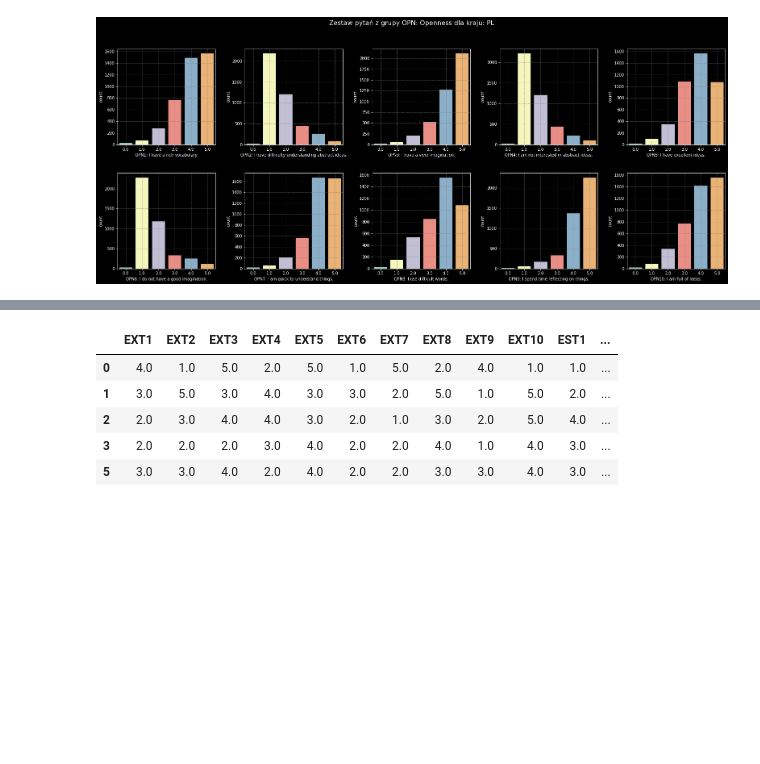
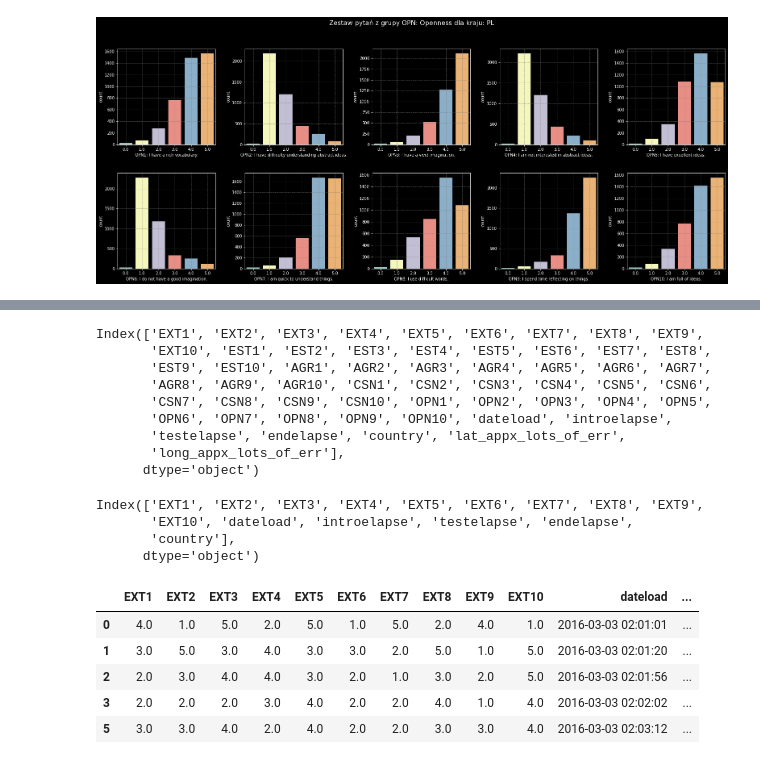
Before and after one commit to ArminD93/BigFivePersonalityTest, a Jupyter notebook: BigFivePersonality.ipynb, the cells around one changed output, grey strips where cells are left out. Saved outputs shown, nothing was run; the diff lists cells and outputs as text; code cells hidden in the pictures; blank space fills up the shorter version.

```diff
--- a/BigFivePersonality.ipynb
+++ b/BigFivePersonality.ipynb
@@ -645,9 +678,30 @@ Categories (221, object): [GB, MY, SE, US, ..., ML, GN, AS, SH]
 # %%
-BigFive.head()
+BigFive.columns
 # %% [output]
-|  | EXT1 | EXT2 | EXT3 | EXT4 | EXT5 | EXT6 | EXT7 | EXT8 | EXT9 | EXT10 | EST1 | ... |
-| 0 | 4.0 | 1.0 | 5.0 | 2.0 | 5.0 | 1.0 | 5.0 | 2.0 | 4.0 | 1.0 | 1.0 | ... |
-| 1 | 3.0 | 5.0 | 3.0 | 4.0 | 3.0 | 3.0 | 2.0 | 5.0 | 1.0 | 5.0 | 2.0 | ... |
-| 2 | 2.0 | 3.0 | 4.0 | 4.0 | 3.0 | 2.0 | 1.0 | 3.0 | 2.0 | 5.0 | 4.0 | ... |
-| 3 | 2.0 | 2.0 | 2.0 | 3.0 | 4.0 | 2.0 | 2.0 | 4.0 | 1.0 | 4.0 | 3.0 | ... |
-| 5 | 3.0 | 3.0 | 4.0 | 2.0 | 4.0 | 2.0 | 2.0 | 3.0 | 3.0 | 4.0 | 3.0 | ... |
+Index(['EXT1', 'EXT2', 'EXT3', 'EXT4', 'EXT5', 'EXT6', 'EXT7', 'EXT8', 'EXT9',
+       'EXT10', 'EST1', 'EST2', 'EST3', 'EST4', 'EST5', 'EST6', 'EST7', 'EST8',
+       'EST9', 'EST10', 'AGR1', 'AGR2', 'AGR3', 'AGR4', 'AGR5', 'AGR6', 'AGR7',
+       'AGR8', 'AGR9', 'AGR10', 'CSN1', 'CSN2', 'CSN3', 'CSN4', 'CSN5', 'CSN6',
+       'CSN7', 'CSN8', 'CSN9', 'CSN10', 'OPN1', 'OPN2', 'OPN3', 'OPN4', 'OPN5',
+       'OPN6', 'OPN7', 'OPN8', 'OPN9', 'OPN10', 'dateload', 'introelapse',
+       'testelapse', 'endelapse', 'country', 'lat_appx_lots_of_err',
+       'long_appx_lots_of_err'],
+      dtype='object')
+# %%
+ BigFive.columns[:10 ].append( BigFive.columns[-7:-2])
+# %% [output]
+Index(['EXT1', 'EXT2', 'EXT3', 'EXT4', 'EXT5', 'EXT6', 'EXT7', 'EXT8', 'EXT9',
+       'EXT10', 'dateload', 'introelapse', 'testelapse', 'endelapse',
+       'country'],
+      dtype='object')
+# %%
+Factor_I_Extraversion = BigFive[ BigFive.columns[:10 ].append( BigFive.columns[-7:-2]) ]
+
+Factor_I_Extraversion.head()
+# %% [output]
+|  | EXT1 | EXT2 | EXT3 | EXT4 | EXT5 | EXT6 | EXT7 | EXT8 | EXT9 | EXT10 | dateload | ... |
+| 0 | 4.0 | 1.0 | 5.0 | 2.0 | 5.0 | 1.0 | 5.0 | 2.0 | 4.0 | 1.0 | 2016-03-03 02:01:01 | ... |
+| 1 | 3.0 | 5.0 | 3.0 | 4.0 | 3.0 | 3.0 | 2.0 | 5.0 | 1.0 | 5.0 | 2016-03-03 02:01:20 | ... |
+| 2 | 2.0 | 3.0 | 4.0 | 4.0 | 3.0 | 2.0 | 1.0 | 3.0 | 2.0 | 5.0 | 2016-03-03 02:01:56 | ... |
+| 3 | 2.0 | 2.0 | 2.0 | 3.0 | 4.0 | 2.0 | 2.0 | 4.0 | 1.0 | 4.0 | 2016-03-03 02:02:02 | ... |
+| 5 | 3.0 | 3.0 | 4.0 | 2.0 | 4.0 | 2.0 | 2.0 | 3.0 | 3.0 | 4.0 | 2016-03-03 02:03:12 | ... |
```
Also changed, not shown: parts of 14 cells of this notebook.
